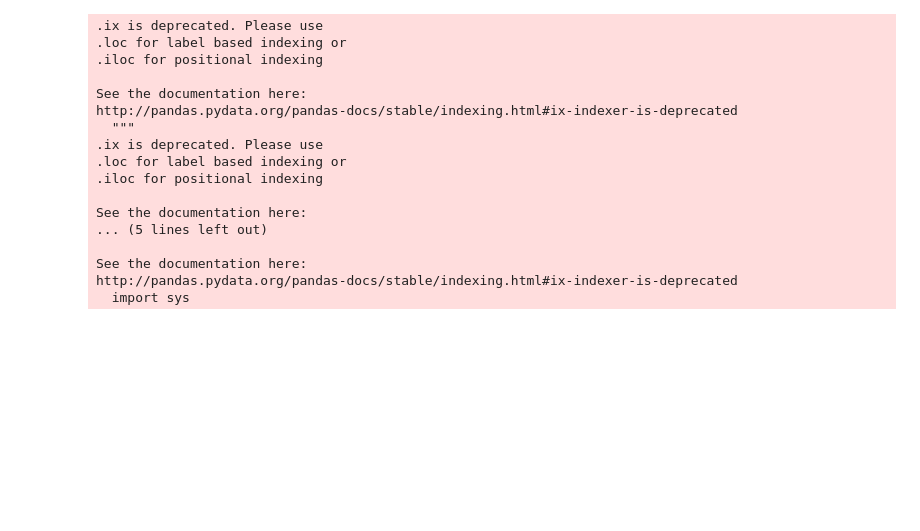
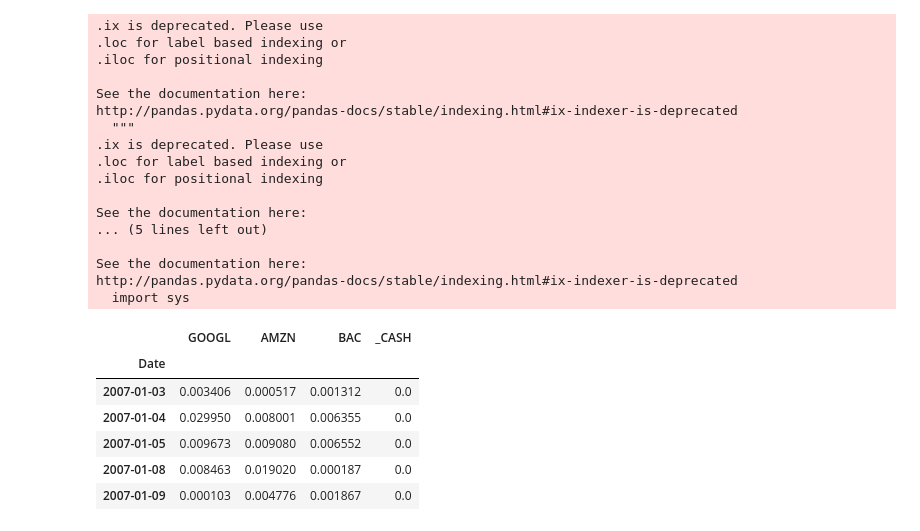
Before and after one commit to yowtzu/helium, a Jupyter notebook: examples/SinglePeriodOptimization.ipynb, the cells around one changed output. Cells and saved outputs as stored; diff of their text form; code cells hidden in the pictures; blank space fills up the shorter version.

```diff
--- a/examples/SinglePeriodOptimization.ipynb
+++ b/examples/SinglePeriodOptimization.ipynb
@@ -113 +114,11 @@ r= helium.DefaultRet(return_estimate, deltas = deltas, gamma_decay=None)
 Sigma_hat = returns.rolling(window=250, min_periods=250).cov().unstack().shift(1).stack().dropna()
+# %%
+sigmas.head()
+# %% [output]
+|  | GOOGL | AMZN | BAC | _CASH |
+| Date |  |  |  |  |
+| 2007-01-03 | 0.003406 | 0.000517 | 0.001312 | 0.0 |
+| 2007-01-04 | 0.029950 | 0.008001 | 0.006355 | 0.0 |
+| 2007-01-05 | 0.009673 | 0.009080 | 0.006552 | 0.0 |
+| 2007-01-08 | 0.008463 | 0.019020 | 0.000187 | 0.0 |
+| 2007-01-09 | 0.000103 | 0.004776 | 0.001867 | 0.0 |
```
Also changed, not shown: parts of 8 cells of this notebook.
